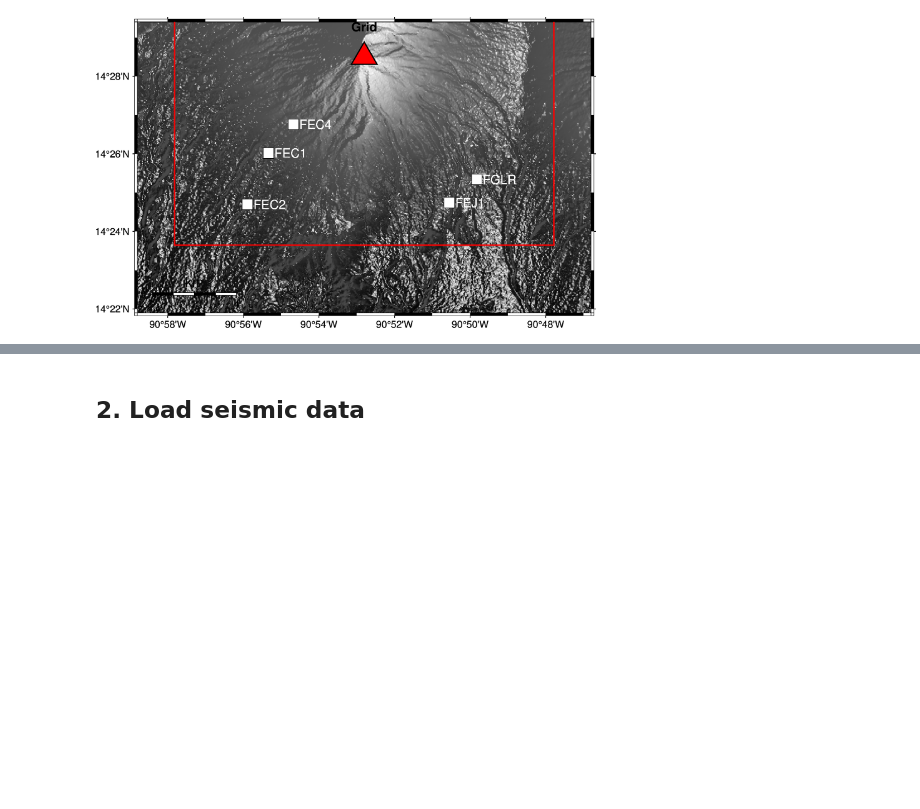
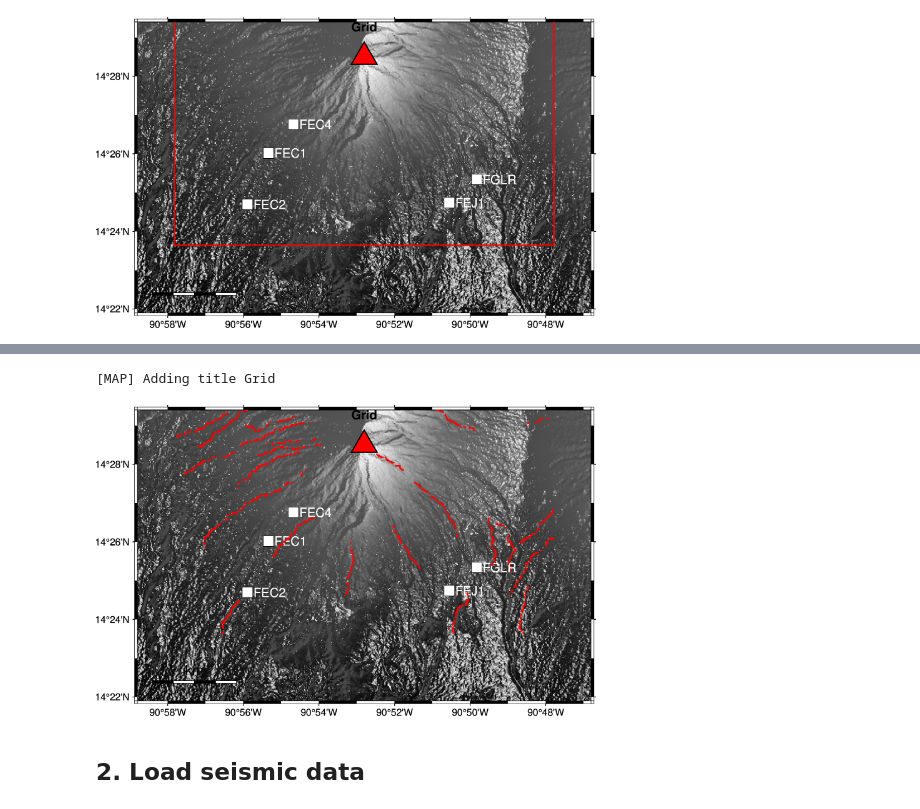
Before and after one commit to gthompson/flovopy, a Jupyter notebook: flovopy/tutorials/12_jacob_with_flovopy.ipynb, the cells around one changed output, grey strips where cells are left out. Cells and saved outputs as stored; diff of their text form; code cells hidden in the pictures; blank space fills up the shorter version.

```diff
--- a/flovopy/tutorials/12_jacob_with_flovopy.ipynb
+++ b/flovopy/tutorials/12_jacob_with_flovopy.ipynb
@@ -122,3 +160,24 @@ Dome (assumed source) = {'lat': 14.475, 'lon': -90.88}
+# %%
+
+# Mask based on NodeGrid → nearest horizontal neighbors in the Grid
+channels_grid, mask2d, matches = ng.mask_grid_with_nodes(
+    gridobj,
+    k=10,
+    max_m=30.0,
+    flatten_copy=True,
+    mask_name="channels_only",
+    return_matches=True,
+)
+
+
+# If your Grid supports plotting masks:
+channels_grid.plot(
+    topo_map_kwargs=topo_kw,
+    symbol="c", scale=2.0, fill="red", force_all_nodes=True, show=True,
+);
+# %% [output]
+[MAP] Adding title Grid
+[figure, added]
 # %% [markdown]
 ## 2. Load seismic data
 # %%
```
Also changed, not shown: parts of 6 cells of this notebook, 2 other files.
